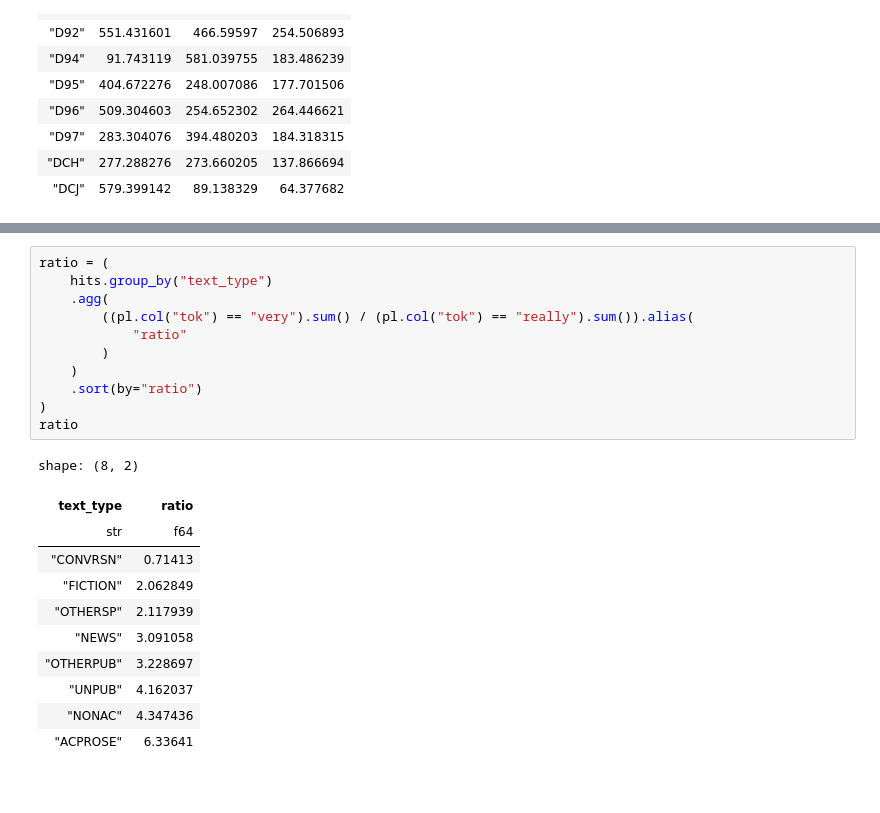
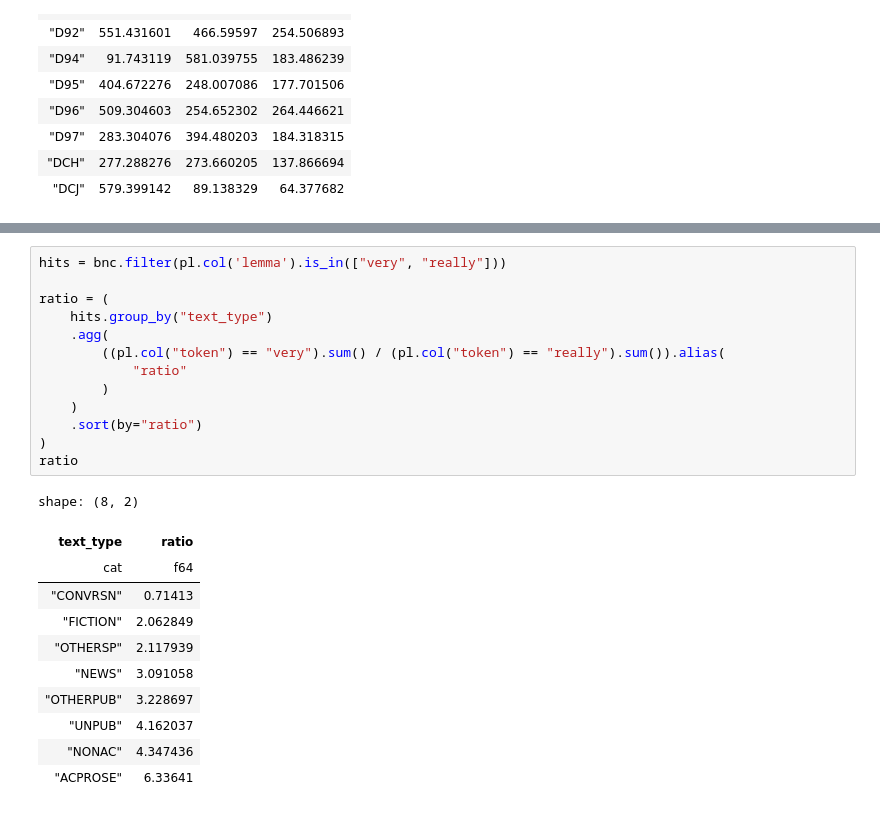
Before and after one commit to rmalouf/polars_corpus, a Jupyter notebook: examples/frequencies.ipynb, the cells around one changed output, grey strips where cells are left out. Cells and saved outputs as stored; diff of their text form.

```diff
--- a/examples/frequencies.ipynb
+++ b/examples/frequencies.ipynb
@@ -142,18 +121,20 @@ shape: (159_323, 9)
 # %%
+hits = bnc.filter(pl.col('lemma').is_in(["very", "really"]))
+
 ratio = (
     hits.group_by("text_type")
     .agg(
-        ((pl.col("tok") == "very").sum() / (pl.col("tok") == "really").sum()).alias(
+        ((pl.col("token") == "very").sum() / (pl.col("token") == "really").sum()).alias(
             "ratio"
         )
     )
     .sort(by="ratio")
 )
 ratio
 # %% [output]
 shape: (8, 2)
 | text_type | ratio |
-| str | f64 |
+| cat | f64 |
 | "CONVRSN" | 0.71413 |
 | "FICTION" | 2.062849 |
 | "OTHERSP" | 2.117939 |
```
Also changed, not shown: parts of 10 cells of this notebook.
